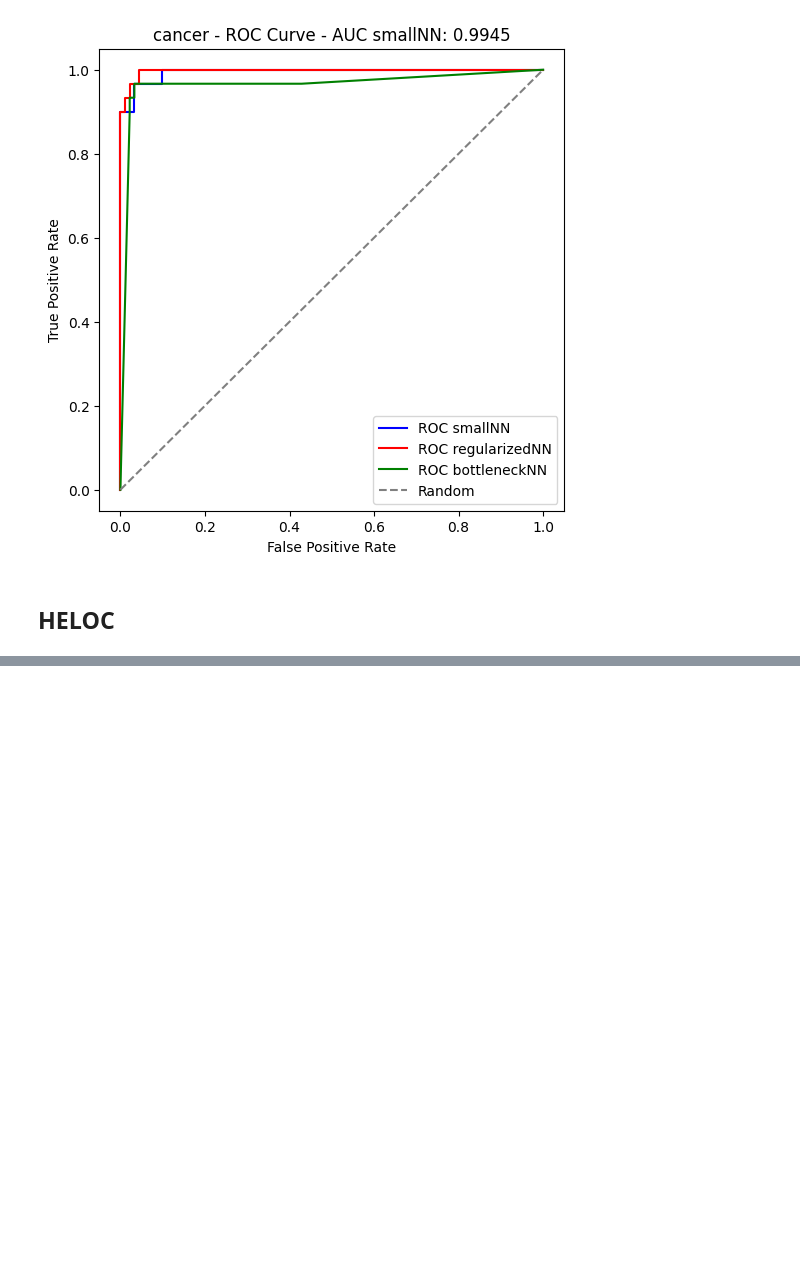
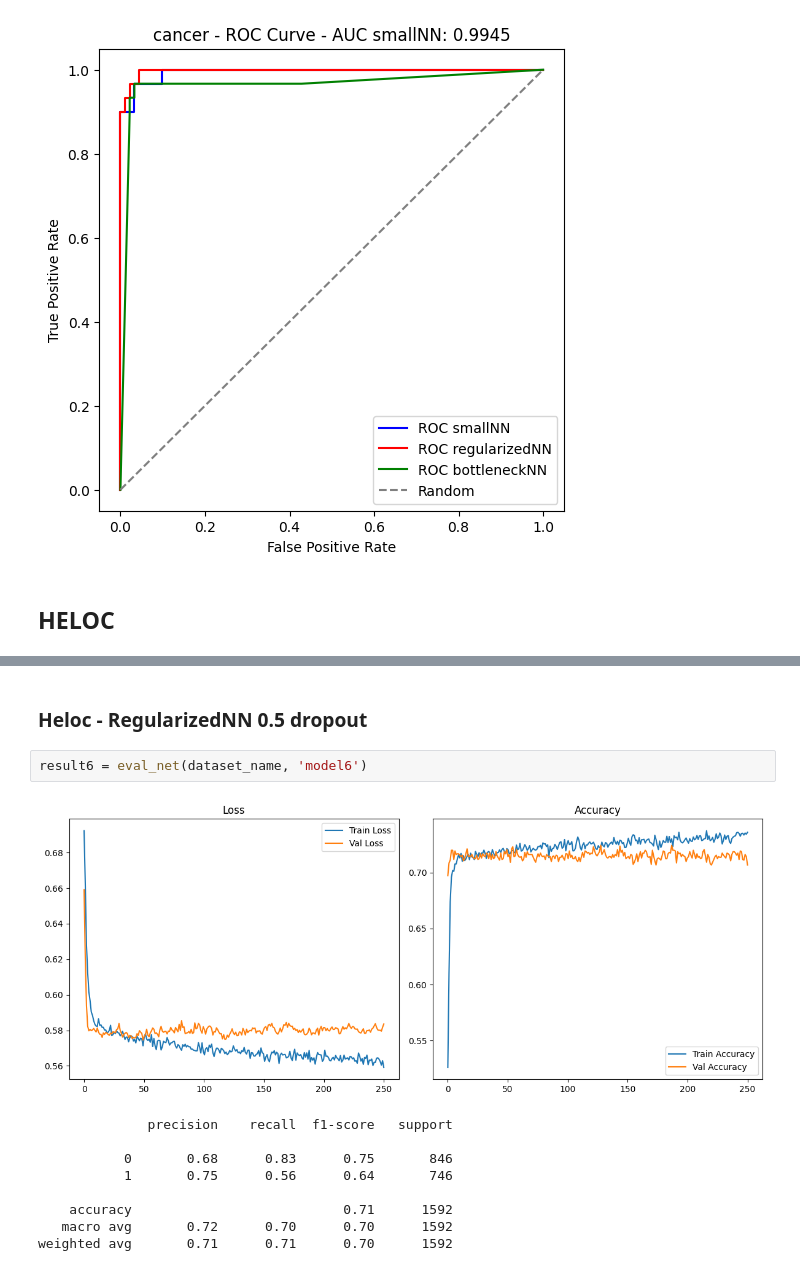
Before and after one commit to MatteoVicenzino/XAI_robustness_analysis, a Jupyter notebook: tuning_new_model.ipynb, the cells around one changed output, grey strips where cells are left out. Saved outputs shown, nothing was run; the diff lists cells and outputs as text; blank space fills up the shorter version.

```diff
--- a/tuning_new_model.ipynb
+++ b/tuning_new_model.ipynb
@@ -389,0 +430,14 @@ plt.show()
+# %% [markdown]
+### Heloc - RegularizedNN 0.5 dropout
+# %%
+result6 = eval_net(dataset_name, 'model6')
+# %% [output]
+[figure, added]
+              precision    recall  f1-score   support
+
+           0       0.68      0.83      0.75       846
+           1       0.75      0.56      0.64       746
+
+    accuracy                           0.71      1592
+   macro avg       0.72      0.70      0.70      1592
+weighted avg       0.71      0.71      0.70      1592
```
Also changed, not shown: parts of 35 cells of this notebook, 40 other files.
